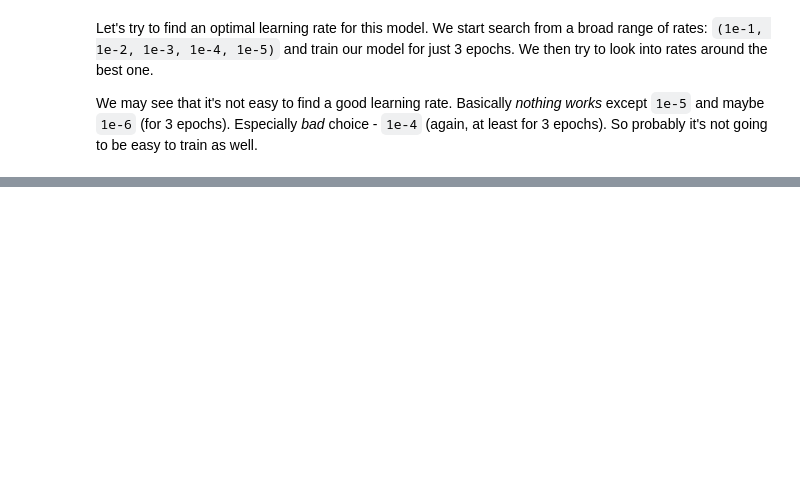
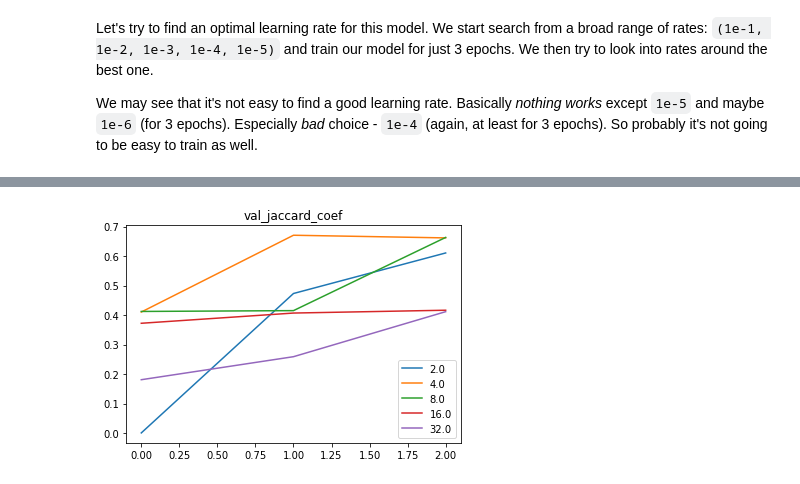
Before and after one commit to ilyarudyak/cs230_project_keras, a Jupyter notebook: skin_lesion/param_tuning.ipynb, the cells around one changed output, grey strips where cells are left out. Saved outputs shown, nothing was run; the diff lists cells and outputs as text; code cells hidden in the pictures; blank space fills up the shorter version.

```diff
--- a/skin_lesion/param_tuning.ipynb
+++ b/skin_lesion/param_tuning.ipynb
@@ -6,5 +6,8 @@ from model.bigger_leaky_unet import BiggerLeakyUnet
 from IPython.display import Image
 from IPython.core.display import HTML
 
+import seaborn as sns
+sns.set()
+
 %load_ext autoreload
 %autoreload 2
@@ -46,0 +94,2 @@ utils.plot_metric(metric='val_jaccard_coef', dir_path=dir_path)
+# %%
+histories_bs = list(dir_path.glob('history_batch_size*'))
@@ -46,0 +104,4 @@ utils.plot_metric(metric='val_jaccard_coef', dir_path=dir_path)
+# %%
+utils.plot_metric_paths('val_jaccard_coef', histories_bs)
+# %% [output]
+[figure, added]
```
Also changed, not shown: parts of 22 cells of this notebook, 6 other files.
